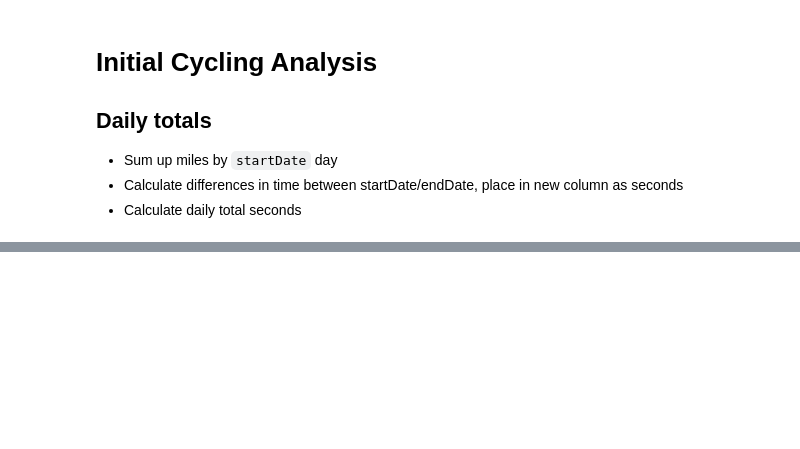
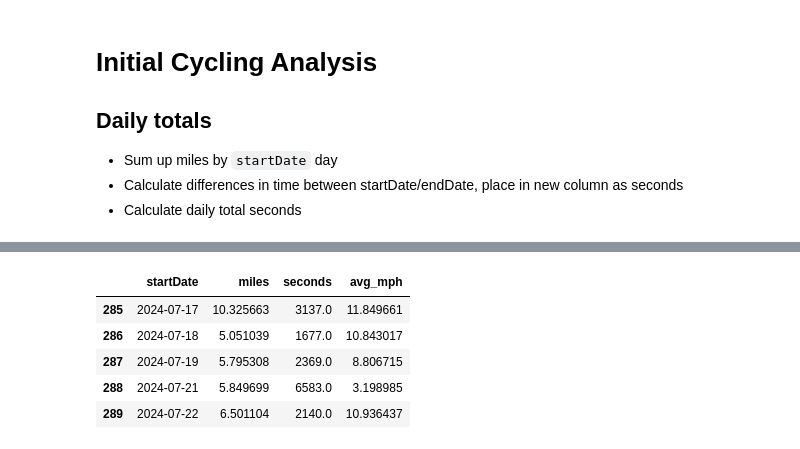
Before and after one commit to bkdevart/health_data, a Jupyter notebook: cycling_analysis.ipynb, the cells around one changed output, grey strips where cells are left out. Saved outputs shown, nothing was run; the diff lists cells and outputs as text; code cells hidden in the pictures; blank space fills up the shorter version.

```diff
--- a/cycling_analysis.ipynb
+++ b/cycling_analysis.ipynb
@@ -20,0 +92,9 @@ df.head()
+# %%
+df_date.tail()
+# %% [output]
+|  | startDate | miles | seconds | avg_mph |
+| 285 | 2024-07-17 | 10.325663 | 3137.0 | 11.849661 |
+| 286 | 2024-07-18 | 5.051039 | 1677.0 | 10.843017 |
+| 287 | 2024-07-19 | 5.795308 | 2369.0 | 8.806715 |
+| 288 | 2024-07-21 | 5.849699 | 6583.0 | 3.198985 |
+| 289 | 2024-07-22 | 6.501104 | 2140.0 | 10.936437 |
```
Also changed, not shown: parts of 9 cells of this notebook, 3 other files.
